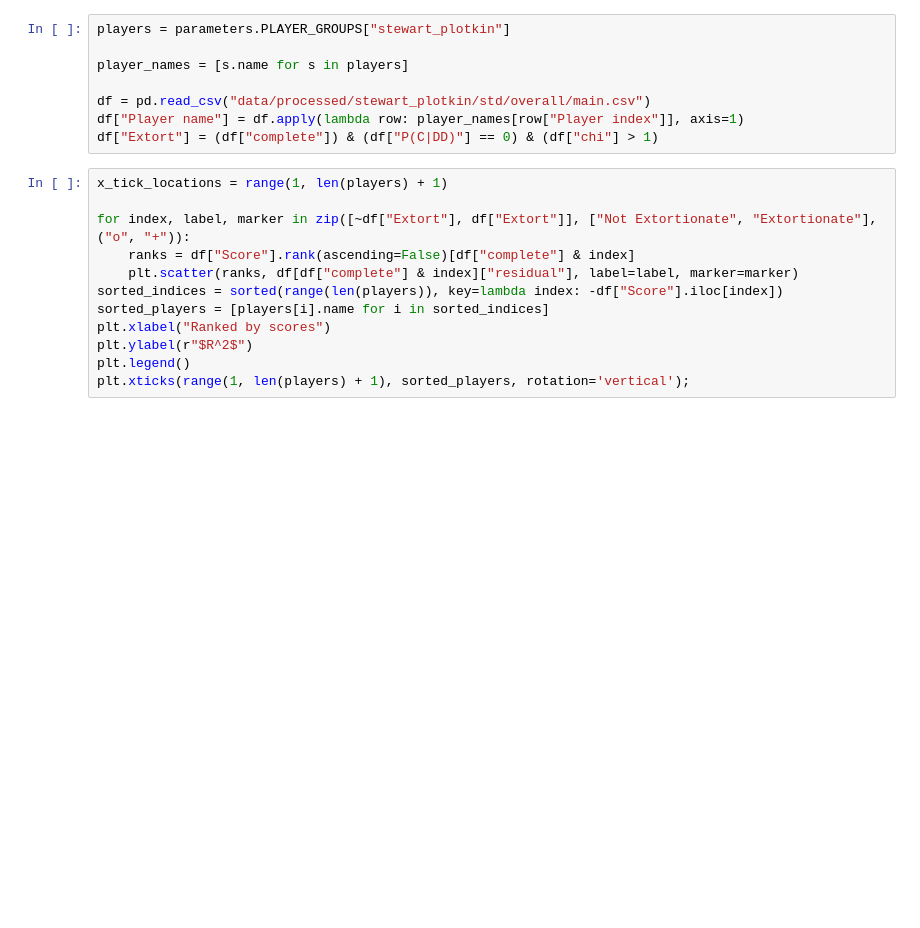
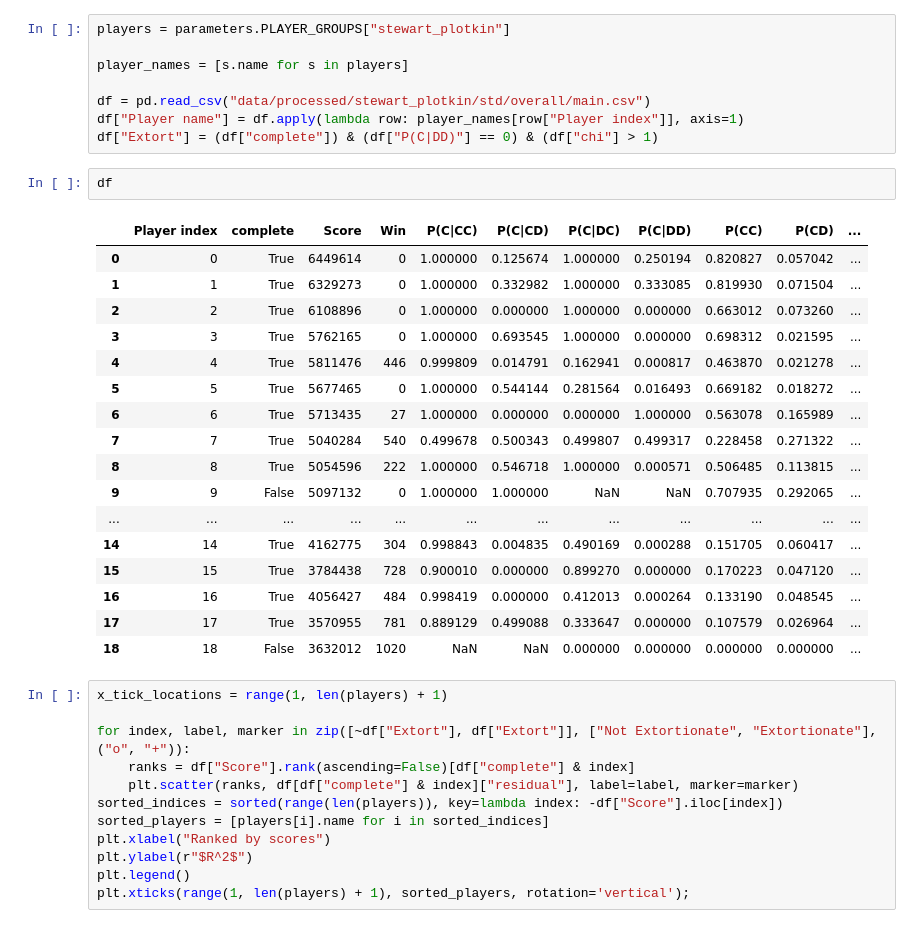
Before and after one commit to drvinceknight/testing_for_ZD, a Jupyter notebook: main.ipynb, the cells around one changed output. Drawn from its saved outputs; the diff is of its cells as text; blank space fills up the shorter version.

```diff
--- a/main.ipynb
+++ b/main.ipynb
@@ -173,6 +173,26 @@ player_names = [s.name for s in players]
 df = pd.read_csv("data/processed/stewart_plotkin/std/overall/main.csv")
 df["Player name"] = df.apply(lambda row: player_names[row["Player index"]], axis=1)
 df["Extort"] = (df["complete"]) & (df["P(C|DD)"] == 0) & (df["chi"] > 1)
+# %%
+df
+# %% [output]
+|  | Player index | complete | Score | Win | P(C|CC) | P(C|CD) | P(C|DC) | P(C|DD) | P(CC) | P(CD) | ... |
+| 0 | 0 | True | 6449614 | 0 | 1.000000 | 0.125674 | 1.000000 | 0.250194 | 0.820827 | 0.057042 | ... |
+| 1 | 1 | True | 6329273 | 0 | 1.000000 | 0.332982 | 1.000000 | 0.333085 | 0.819930 | 0.071504 | ... |
+| 2 | 2 | True | 6108896 | 0 | 1.000000 | 0.000000 | 1.000000 | 0.000000 | 0.663012 | 0.073260 | ... |
+| 3 | 3 | True | 5762165 | 0 | 1.000000 | 0.693545 | 1.000000 | 0.000000 | 0.698312 | 0.021595 | ... |
+| 4 | 4 | True | 5811476 | 446 | 0.999809 | 0.014791 | 0.162941 | 0.000817 | 0.463870 | 0.021278 | ... |
+| 5 | 5 | True | 5677465 | 0 | 1.000000 | 0.544144 | 0.281564 | 0.016493 | 0.669182 | 0.018272 | ... |
+| 6 | 6 | True | 5713435 | 27 | 1.000000 | 0.000000 | 0.000000 | 1.000000 | 0.563078 | 0.165989 | ... |
+| 7 | 7 | True | 5040284 | 540 | 0.499678 | 0.500343 | 0.499807 | 0.499317 | 0.228458 | 0.271322 | ... |
+| 8 | 8 | True | 5054596 | 222 | 1.000000 | 0.546718 | 1.000000 | 0.000571 | 0.506485 | 0.113815 | ... |
+| 9 | 9 | False | 5097132 | 0 | 1.000000 | 1.000000 | NaN | NaN | 0.707935 | 0.292065 | ... |
+| ... | ... | ... | ... | ... | ... | ... | ... | ... | ... | ... | ... |
+| 14 | 14 | True | 4162775 | 304 | 0.998843 | 0.004835 | 0.490169 | 0.000288 | 0.151705 | 0.060417 | ... |
+| 15 | 15 | True | 3784438 | 728 | 0.900010 | 0.000000 | 0.899270 | 0.000000 | 0.170223 | 0.047120 | ... |
+| 16 | 16 | True | 4056427 | 484 | 0.998419 | 0.000000 | 0.412013 | 0.000264 | 0.133190 | 0.048545 | ... |
+| 17 | 17 | True | 3570955 | 781 | 0.889129 | 0.499088 | 0.333647 | 0.000000 | 0.107579 | 0.026964 | ... |
+| 18 | 18 | False | 3632012 | 1020 | NaN | NaN | 0.000000 | 0.000000 | 0.000000 | 0.000000 | ... |
 # %%
 x_tick_locations = range(1, len(players) + 1)
 
```
Also changed, not shown: 8 other files.
